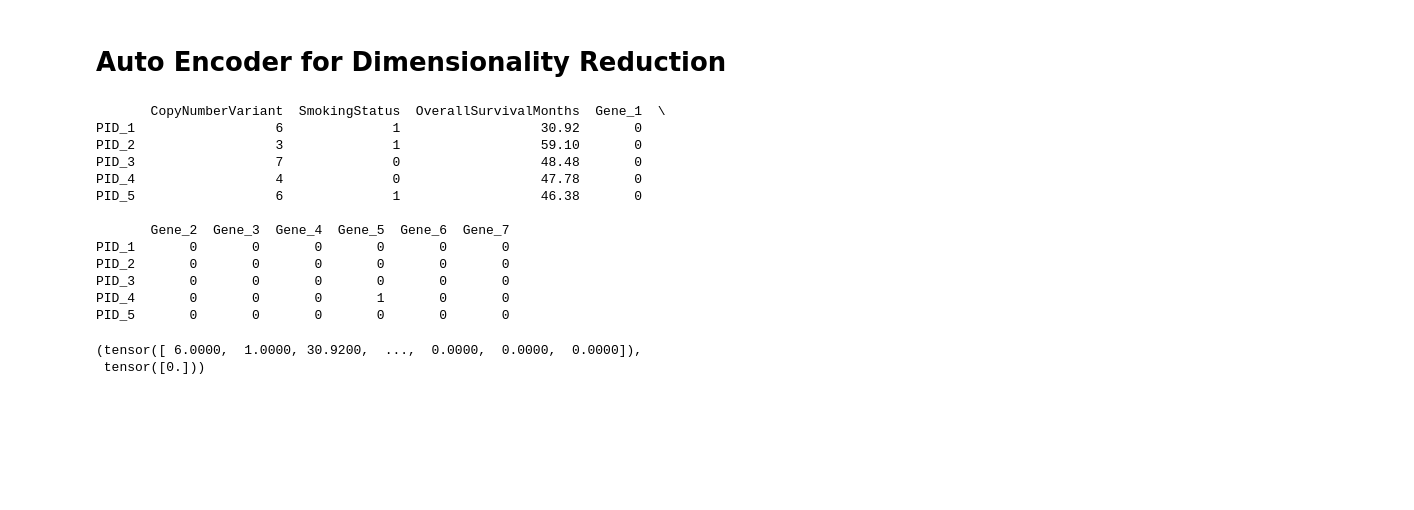
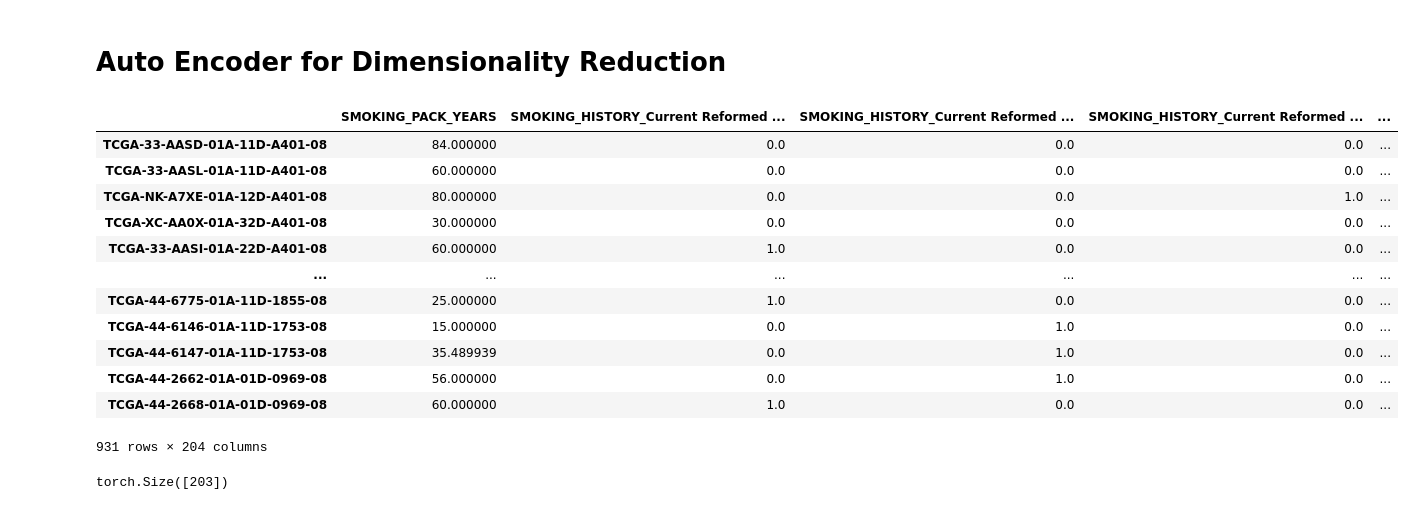
Before and after one commit to jacob-tye/BMI_6114_Project, a Jupyter notebook: analysis/02_autoencoder.ipynb, the cells around one changed output. Cells and saved outputs as stored; diff of their text form; code cells hidden in the pictures; blank space fills up the shorter version.

```diff
--- a/analysis/02_autoencoder.ipynb
+++ b/analysis/02_autoencoder.ipynb
@@ -18,49 +21,51 @@ from torchvision import datasets
 from utils.helper_classes import CancerDataModule, CancerDataset
 from utils.models import CancerDataAutoEncoder
 # %%
-np.random.seed(42)
+# np.random.seed(42)
 
-# Parameters
-num_samples = 2621
-num_genes = 1800
+# # Parameters
+# num_samples = 2621
+# num_genes = 1800
 
-# Base clinical data
-clinical_data = {
-    "PatientID": [f"PID_{i}" for i in range(1, num_samples + 1)],
-    "CopyNumberVariant": np.random.randint(0, 10, size=num_samples),
-    "SmokingStatus": np.random.choice([1, 0], size=num_samples),
-    "OverallSurvivalMonths": np.random.uniform(6, 60, size=num_samples).round(2),
-}
+# # Base clinical data
+# clinical_data = {
+#     "PatientID": [f"PID_{i}" for i in range(1, num_samples + 1)],
+#     "CopyNumberVariant": np.random.randint(0, 10, size=num_samples),
+#     "SmokingStatus": np.random.choice([1, 0], size=num_samples),
+#     "OverallSurvivalMonths": np.random.uniform(6, 60, size=num_samples).round(2),
+# }
 
-# Simulated gene mutation matrix: binary (0=wildtype, 1=mutated)
-mutation_matrix = np.random.choice([0, 1], size=(num_samples, num_genes), p=[0.97, 0.03])
+# # Simulated gene mutation matrix: binary (0=wildtype, 1=mutated)
+# mutation_matrix = np.random.choice([0, 1], size=(num_samples, num_genes), p=[0.97, 0.03])
 
-# Gene column names
-gene_cols = [f"Gene_{i+1}" for i in range(num_genes)]
-mutation_df = pd.DataFrame(mutation_matrix, columns=gene_cols, index=clinical_data["PatientID"])
+# # Gene column names
+# gene_cols = [f"Gene_{i+1}" for i in range(num_genes)]
+# mutation_df = pd.DataFrame(mutation_matrix, columns=gene_cols, index=clinical_data["PatientID"])
 
-# Combine all data
-cancer_df = pd.concat([pd.DataFrame(clinical_data).set_index("PatientID"), mutation_df], axis=1)
+# # Combine all data
+# cancer_df = pd.concat([pd.DataFrame(clinical_data).set_index("PatientID"), mutation_df], axis=1)
 
-# Preview
-print(cancer_df.iloc[:, :10].head())  # Just print first 10 columns to avoid overload
+# # Preview
+# print(cancer_df.iloc[:, :10].head())  # Just print first 10 columns to avoid overload
-# %% [output]
-       CopyNumberVariant  SmokingStatus  OverallSurvivalMonths  Gene_1  \
-PID_1                  6              1                  30.92       0
-PID_2                  3              1                  59.10       0
-PID_3                  7              0                  48.48       0
-PID_4                  4              0                  47.78       0
-PID_5                  6              1                  46.38       0
-
-       Gene_2  Gene_3  Gene_4  Gene_5  Gene_6  Gene_7
-PID_1       0       0       0       0       0       0
-PID_2       0       0       0       0       0       0
-PID_3       0       0       0       0       0       0
-PID_4       0       0       0       1       0       0
-PID_5       0       0       0       0       0       0
+# %%
+cancer_df = pd.read_csv("../data/cleaned_feature_and_target_data.csv", index_col=0)
+cancer_df
+# %% [output]
+|  | SMOKING_PACK_YEARS | SMOKING_HISTORY_Current Reformed ... | SMOKING_HISTORY_Current Reformed ... | SMOKING_HISTORY_Current Reformed ... | ... |
+| TCGA-33-AASD-01A-11D-A401-08 | 84.000000 | 0.0 | 0.0 | 0.0 | ... |
+| TCGA-33-AASL-01A-11D-A401-08 | 60.000000 | 0.0 | 0.0 | 0.0 | ... |
+| TCGA-NK-A7XE-01A-12D-A401-08 | 80.000000 | 0.0 | 0.0 | 1.0 | ... |
+| TCGA-XC-AA0X-01A-32D-A401-08 | 30.000000 | 0.0 | 0.0 | 0.0 | ... |
+| TCGA-33-AASI-01A-22D-A401-08 | 60.000000 | 1.0 | 0.0 | 0.0 | ... |
+| ... | ... | ... | ... | ... | ... |
+| TCGA-44-6775-01A-11D-1855-08 | 25.000000 | 1.0 | 0.0 | 0.0 | ... |
+| TCGA-44-6146-01A-11D-1753-08 | 15.000000 | 0.0 | 1.0 | 0.0 | ... |
+| TCGA-44-6147-01A-11D-1753-08 | 35.489939 | 0.0 | 1.0 | 0.0 | ... |
+| TCGA-44-2662-01A-01D-0969-08 | 56.000000 | 0.0 | 1.0 | 0.0 | ... |
+| TCGA-44-2668-01A-01D-0969-08 | 60.000000 | 1.0 | 0.0 | 0.0 | ... |
+931 rows × 204 columns
 # %%
 cancer_ds = CancerDataset(cancer_df)
-cancer_ds[0]
+cancer_ds[0][0].shape
 # %% [output]
-(tensor([ 6.0000,  1.0000, 30.9200,  ...,  0.0000,  0.0000,  0.0000]),
- tensor([0.]))
+torch.Size([203])
```
Also changed, not shown: parts of 17 cells of this notebook, 8 other files.
